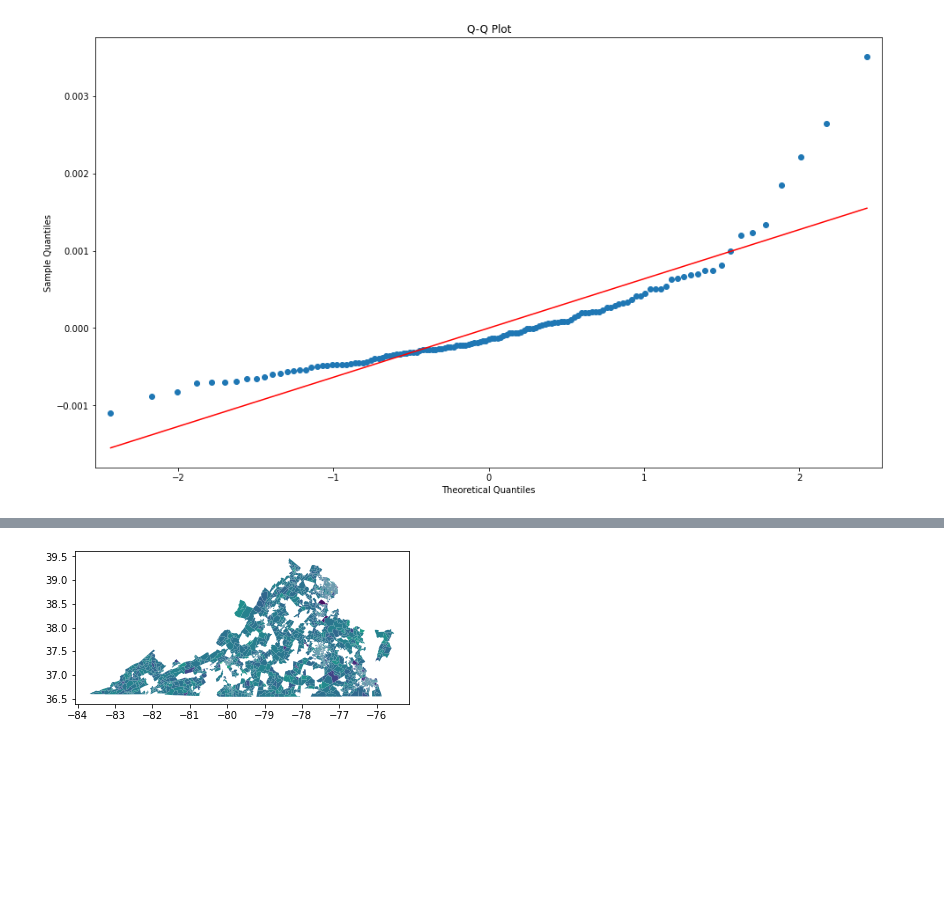
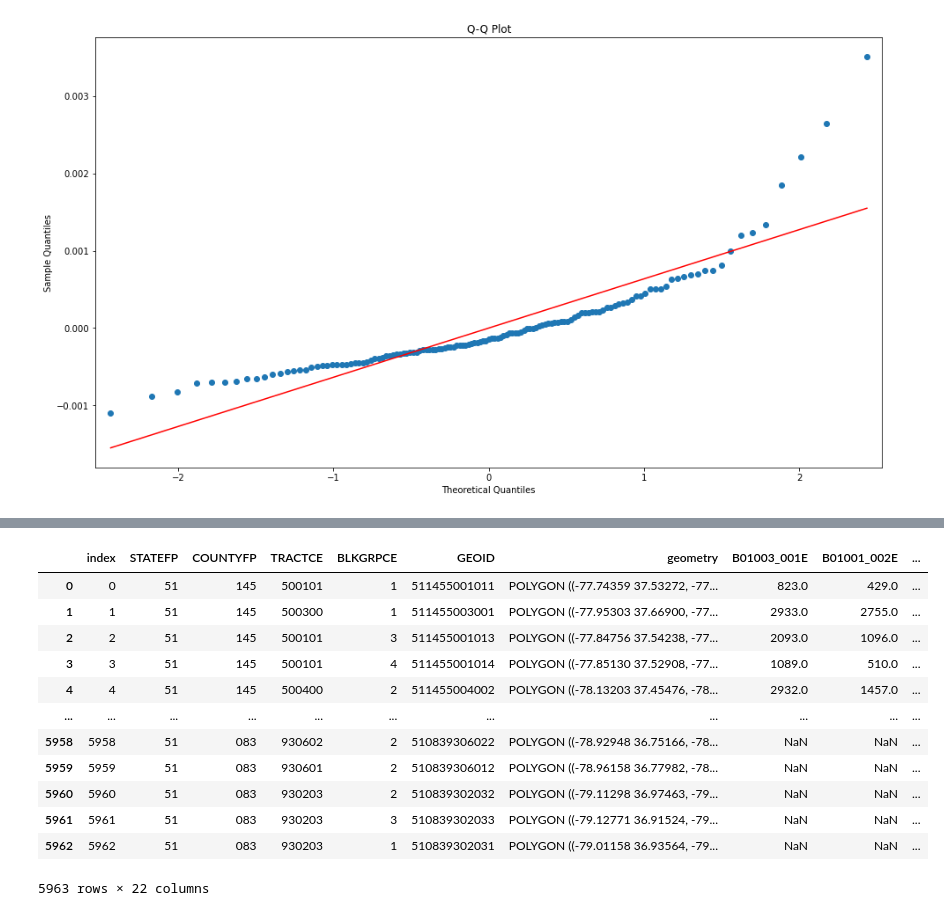
Before and after one commit to RobertSellers/py_covid19, a Jupyter notebook: covid_model.ipynb, the cells around one changed output, grey strips where cells are left out. Cells and saved outputs as stored; diff of their text form; code cells hidden in the pictures; blank space fills up the shorter version.

```diff
--- a/covid_model.ipynb
+++ b/covid_model.ipynb
@@ -27,8 +30,8 @@ conn = psycopg2.connect(
 cur = conn.cursor()
 # %%
 engine = create_engine('postgresql://postgres:postgres@localhost:5432/covid_19')
-sql = "SELECT statefp,countyfp, tractce, blkgrpce, geoid, geom FROM tiger_va_cb"
-tiger_va_cb = gpd.GeoDataFrame.from_postgis(sql, engine)
+sql = "SELECT * FROM tiger_va_cb"
+tiger_va_cb = gpd.GeoDataFrame.from_postgis(sql, engine, geom_col='geometry')
 tiger_va_cb.plot()
 # %% [output]
 <AxesSubplot:>
@@ -39,8 +46,8 @@ covid19_va_cousub = pd.read_sql_query(sql, engine)
 # %%
-# dissolve for additional county geometry
-tiger_va_cb['subregion2_code'] = tiger_va_cb['statefp'] + tiger_va_cb['countyfp']
+# dissolve for county geometry
+tiger_va_cb['subregion2_code'] = tiger_va_cb['STATEFP'] + tiger_va_cb['COUNTYFP']
 tiger_va_cb['subregion2_code'] = tiger_va_cb['subregion2_code'].astype(int)
-tiger_va_cousub = tiger_va_cb.dissolve(by='countyfp')
+tiger_va_cousub = tiger_va_cb.dissolve(by='COUNTYFP')
 tiger_va_cousub.plot()
 # %% [output]
 <AxesSubplot:>
@@ -137 +108,17 @@ va_df['countyfp'] = va_df['county']
+# %%
+tiger_va_cb
+# %% [output]
+|  | index | STATEFP | COUNTYFP | TRACTCE | BLKGRPCE | GEOID | geometry | B01003_001E | B01001_002E | ... |
+| 0 | 0 | 51 | 145 | 500101 | 1 | 511455001011 | POLYGON ((-77.74359 37.53272, -77... | 823.0 | 429.0 | ... |
+| 1 | 1 | 51 | 145 | 500300 | 1 | 511455003001 | POLYGON ((-77.95303 37.66900, -77... | 2933.0 | 2755.0 | ... |
+| 2 | 2 | 51 | 145 | 500101 | 3 | 511455001013 | POLYGON ((-77.84756 37.54238, -77... | 2093.0 | 1096.0 | ... |
+| 3 | 3 | 51 | 145 | 500101 | 4 | 511455001014 | POLYGON ((-77.85130 37.52908, -77... | 1089.0 | 510.0 | ... |
+| 4 | 4 | 51 | 145 | 500400 | 2 | 511455004002 | POLYGON ((-78.13203 37.45476, -78... | 2932.0 | 1457.0 | ... |
+| ... | ... | ... | ... | ... | ... | ... | ... | ... | ... | ... |
+| 5958 | 5958 | 51 | 083 | 930602 | 2 | 510839306022 | POLYGON ((-78.92948 36.75166, -78... | NaN | NaN | ... |
+| 5959 | 5959 | 51 | 083 | 930601 | 2 | 510839306012 | POLYGON ((-78.96158 36.77982, -78... | NaN | NaN | ... |
+| 5960 | 5960 | 51 | 083 | 930203 | 2 | 510839302032 | POLYGON ((-79.11298 36.97463, -79... | NaN | NaN | ... |
+| 5961 | 5961 | 51 | 083 | 930203 | 3 | 510839302033 | POLYGON ((-79.12771 36.91524, -79... | NaN | NaN | ... |
+| 5962 | 5962 | 51 | 083 | 930203 | 1 | 510839302031 | POLYGON ((-79.01158 36.93564, -79... | NaN | NaN | ... |
+5963 rows × 22 columns
 # %%
@@ -146,4 +130,0 @@ train_cb['pct_deceased'] = model.predict(train_cb)
-# %%
-train_cb.plot(column='pct_deceased');
-# %% [output]
-[figure, removed]
```
Also changed, not shown: parts of 21 cells of this notebook, 5 other files.
